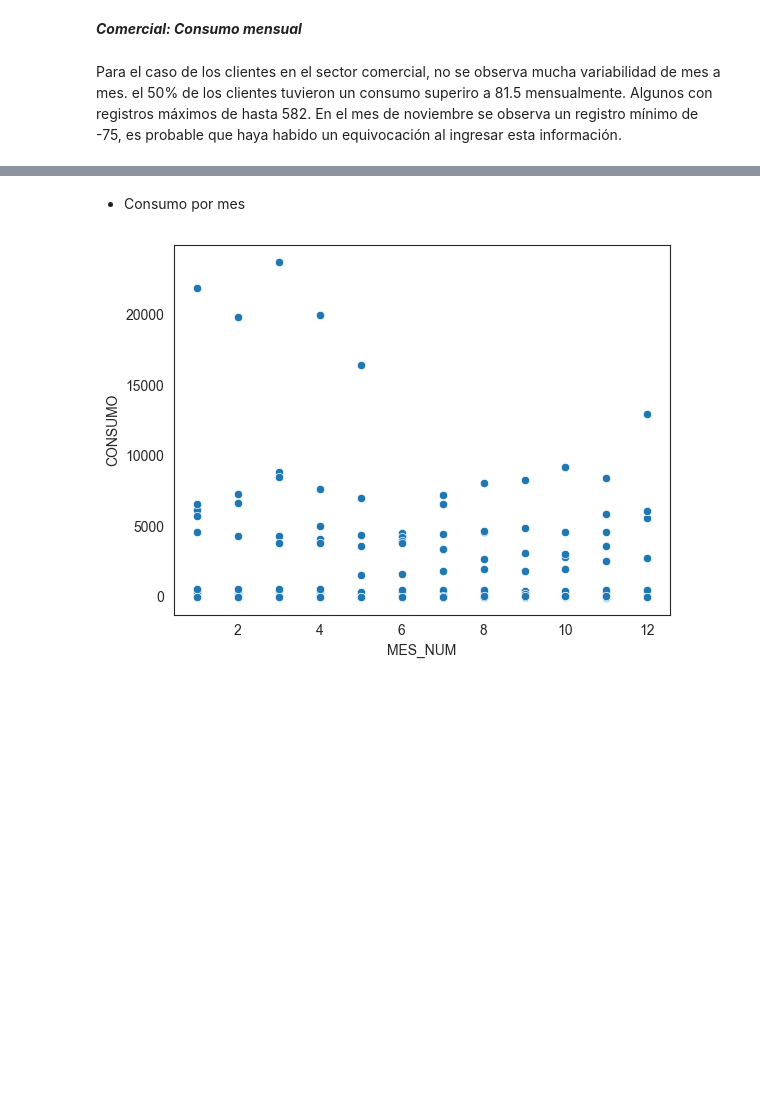
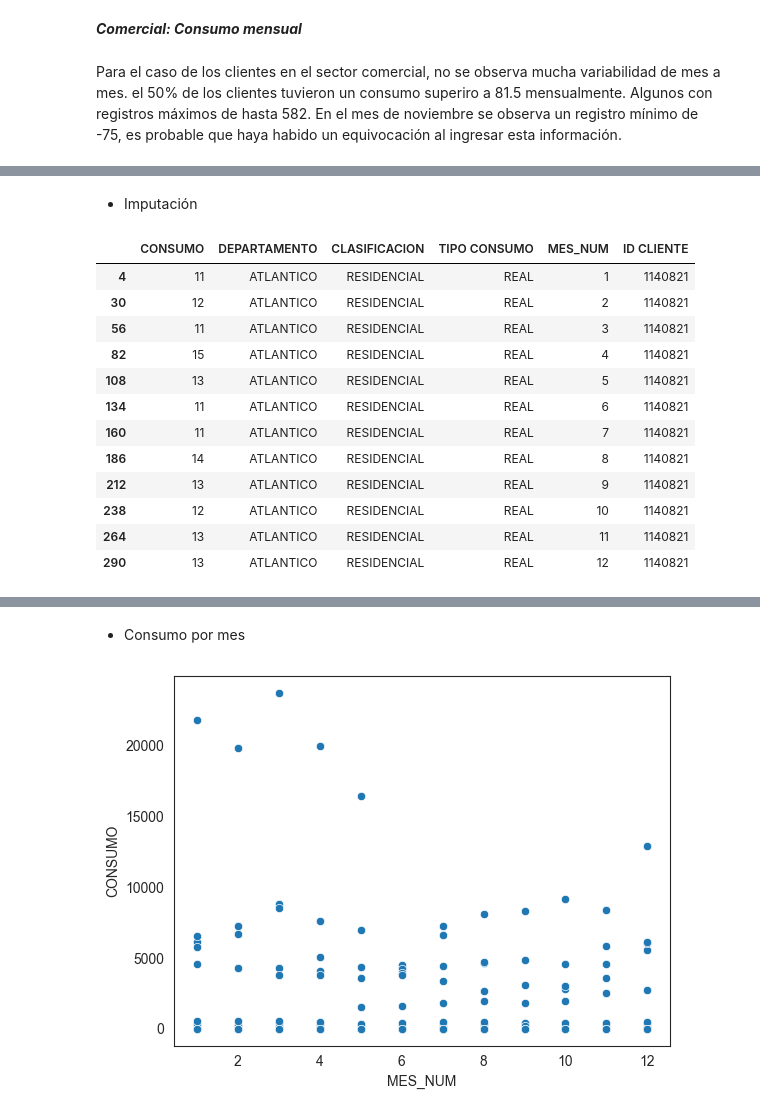
Before and after one commit to vanebertel/PRUEBA_GASES, a Jupyter notebook: _sources/notebooks.ipynb, the cells around one changed output, grey strips where cells are left out. Saved outputs shown, nothing was run; the diff lists cells and outputs as text; code cells hidden in the pictures; blank space fills up the shorter version.

```diff
--- a/_sources/notebooks.ipynb
+++ b/_sources/notebooks.ipynb
@@ -570,0 +584,3 @@ Vemos que tres clientes con ID (1068535,1131454,1140821	) no reportaron registro
+# %%
+mediana_res=consumo_residencial[['MES_NUM','CONSUMO']].groupby(['MES_NUM']).median()
+mediana_res.head()
@@ -585,0 +606,19 @@ Se tienen estas variables explicativas y una variable dependiente (CONSUMO). Se
+# %% [markdown]
+- Imputación
+# %%
+DATOS.loc[(DATOS['ID CLIENTE'] == 1140821) & (DATOS['CONSUMO'] == 0),'CONSUMO']=mediana_res['CONSUMO'].values
+DATOS.loc[(DATOS['ID CLIENTE'] == 1140821)]
+# %% [output]
+|  | CONSUMO | DEPARTAMENTO | CLASIFICACION | TIPO CONSUMO | MES_NUM | ID CLIENTE |
+| 4 | 11 | ATLANTICO | RESIDENCIAL | REAL | 1 | 1140821 |
+| 30 | 12 | ATLANTICO | RESIDENCIAL | REAL | 2 | 1140821 |
+| 56 | 11 | ATLANTICO | RESIDENCIAL | REAL | 3 | 1140821 |
+| 82 | 15 | ATLANTICO | RESIDENCIAL | REAL | 4 | 1140821 |
+| 108 | 13 | ATLANTICO | RESIDENCIAL | REAL | 5 | 1140821 |
+| 134 | 11 | ATLANTICO | RESIDENCIAL | REAL | 6 | 1140821 |
+| 160 | 11 | ATLANTICO | RESIDENCIAL | REAL | 7 | 1140821 |
+| 186 | 14 | ATLANTICO | RESIDENCIAL | REAL | 8 | 1140821 |
+| 212 | 13 | ATLANTICO | RESIDENCIAL | REAL | 9 | 1140821 |
+| 238 | 12 | ATLANTICO | RESIDENCIAL | REAL | 10 | 1140821 |
+| 264 | 13 | ATLANTICO | RESIDENCIAL | REAL | 11 | 1140821 |
+| 290 | 13 | ATLANTICO | RESIDENCIAL | REAL | 12 | 1140821 |
```
Also changed, not shown: parts of 39 cells of this notebook, 4 other files.
